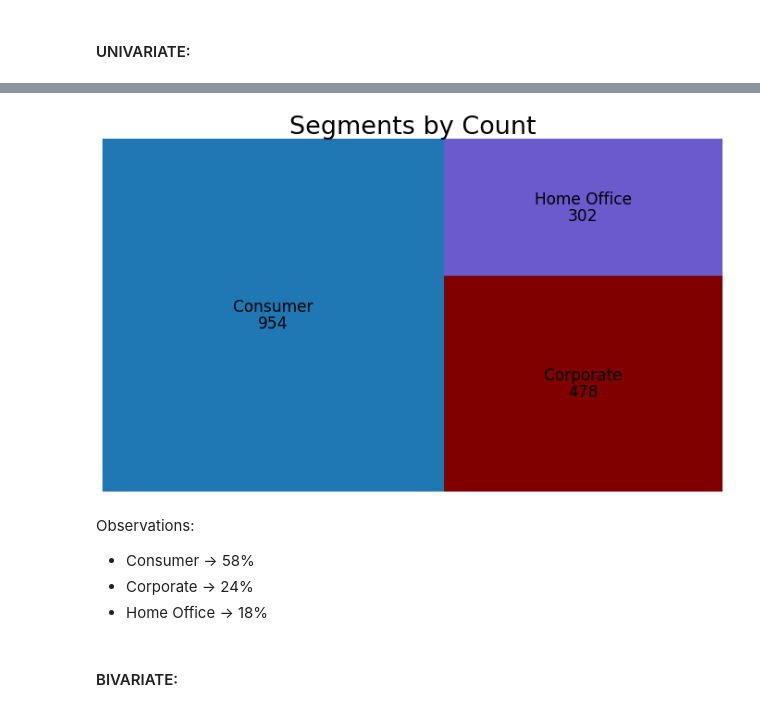
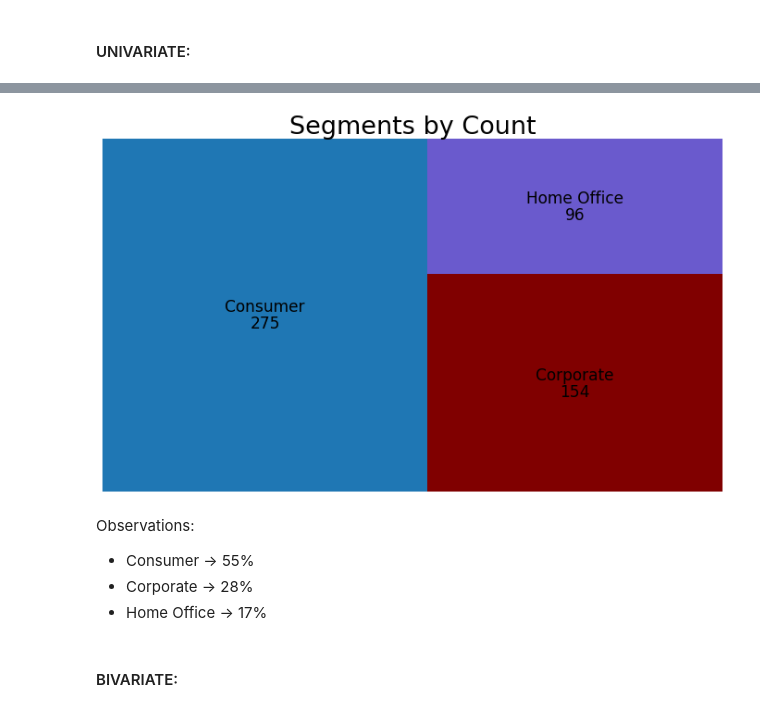
Before and after one commit to long-name-gang/time_series-project, a Jupyter notebook: rachel_final_report.ipynb, the cells around one changed output, grey strips where cells are left out. Drawn from its saved outputs; the diff is of its cells as text; code cells hidden in the pictures.

```diff
--- a/rachel_final_report.ipynb
+++ b/rachel_final_report.ipynb
@@ -210,15 +202,3 @@ Exploration started with looking at the distribution of profit and the distribut
 ### QUESTION 1: Who are our customers?
 # %% [markdown]
 #### UNIVARIATE:
-# %%
-#plt.figure(figsize = (15,12))
-my_labels = 'Consumer', 'Corporate' , 'Home Office'
-print(train.segment.value_counts())
-y = train.segment.value_counts()
-plt.title('Customer Segment % by Count', fontsize = 18)
-plt.pie(y, autopct='%1.1f%%')
-plt.legend(labels = my_labels, fontsize = 16)
-plt.rc('figure', figsize=(12, 12))
-plt.rc('font', size=15)
-plt.style.use('bmh')
-plt.show()
@@ -231,24 +205,28 @@ Name: segment, dtype: int64
 # %%
-import squarify
 
+# Assign Counts of Customers to each segement
+con_count = len(df.groupby(by=['segment','customer_name']).segment.value_counts().loc[('Consumer')])
+cor_count = len(df.groupby(by=['segment','customer_name']).segment.value_counts().loc[('Corporate')])
+hom_count = len(df.groupby(by=['segment','customer_name']).segment.value_counts().loc[('Home Office')])
+# Assign figure size
 plt.figure(figsize=(12,7))
-
-squarify.plot(sizes=list(df.segment.value_counts().values),
+# Use Squarify to create a tree map of segment counts
+squarify.plot(sizes=[con_count,cor_count,hom_count],
               label=list(df.segment.value_counts().index),
-              value=list(df.segment.value_counts().values),
+              value=[con_count,cor_count,hom_count],
              color = ['tab:blue','maroon','slateblue'],
              text_kwargs={'fontsize': 17})
-
+# Assign titles
 plt.title('Segments by Count', fontsize=27)
 plt.axis('off')
 plt.show()
 # %% [output]
-[figure, old version]
+[figure, new version]
 # %% [markdown]
 Observations:
-- Consumer -> 58%
-- Corporate -> 24%
-- Home Office -> 18%
+- Consumer -> 55%
+- Corporate -> 28%
+- Home Office -> 17%
 # %% [markdown]
 #### BIVARIATE:
 # %% [markdown]
```
Also changed, not shown: parts of 30 cells of this notebook.
